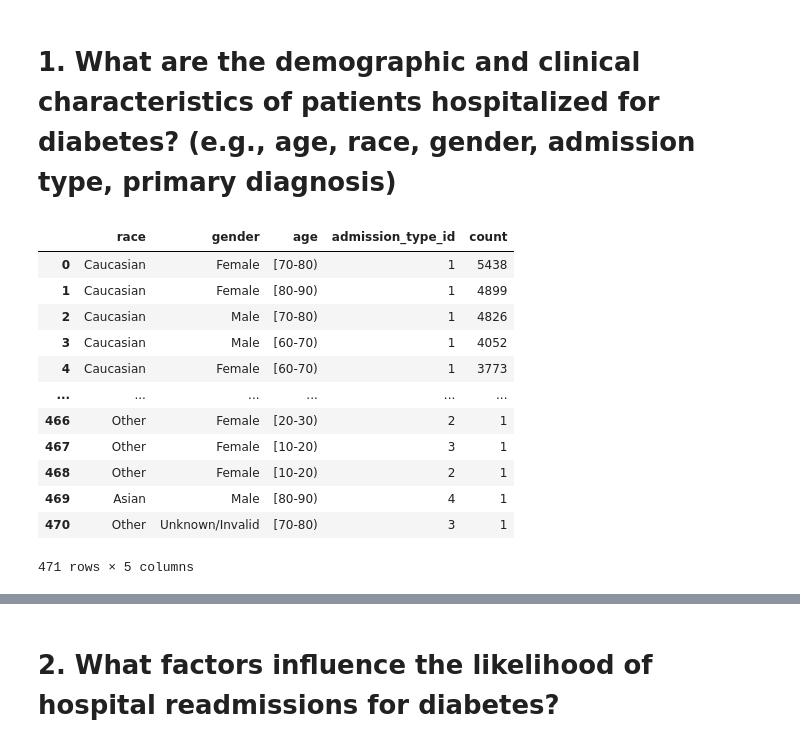
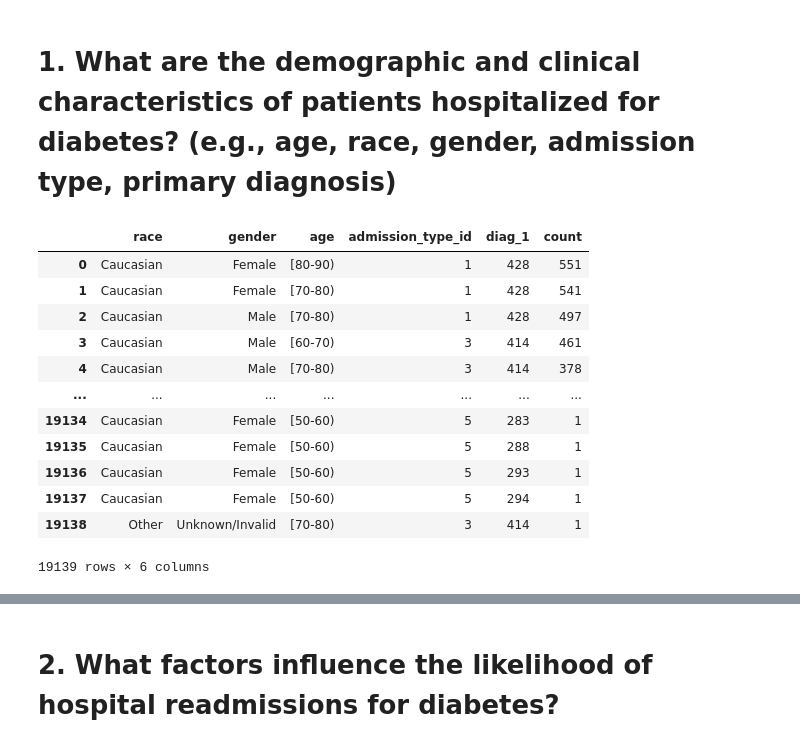
Before and after one commit to tosabrina/diabetes-capstone, a Jupyter notebook: notebook/diabetes_capstone.ipynb, the cells around one changed output, grey strips where cells are left out. Saved outputs shown, nothing was run; the diff lists cells and outputs as text; code cells hidden in the pictures.

```diff
--- a/notebook/diabetes_capstone.ipynb
+++ b/notebook/diabetes_capstone.ipynb
@@ -612,22 +725,22 @@ KeyError: 'admission_type_id'
 # 1. What are the demographic and clinical characteristics of patients hospitalized for diabetes? (e.g., age, race, gender, admission type, primary diagnosis)
 # %%
 # Count Unique Values of Characteristics:
-dem_clin = no_qm_diab[['race', 'gender', 'age', 'admission_type_id']].value_counts().reset_index()
+dem_clin = no_qm_diab[['race', 'gender', 'age', 'admission_type_id', 'diag_1']].value_counts().reset_index()
 type(dem_clin)
 dem_clin
 
 # **NOTE (2/15/2025): this with the unmerged, no question marks diabetes DF
 # %% [output]
-|  | race | gender | age | admission_type_id | count |
-| 0 | Caucasian | Female | [70-80) | 1 | 5438 |
-| 1 | Caucasian | Female | [80-90) | 1 | 4899 |
-| 2 | Caucasian | Male | [70-80) | 1 | 4826 |
-| 3 | Caucasian | Male | [60-70) | 1 | 4052 |
-| 4 | Caucasian | Female | [60-70) | 1 | 3773 |
-| ... | ... | ... | ... | ... | ... |
-| 466 | Other | Female | [20-30) | 2 | 1 |
-| 467 | Other | Female | [10-20) | 3 | 1 |
-| 468 | Other | Female | [10-20) | 2 | 1 |
-| 469 | Asian | Male | [80-90) | 4 | 1 |
-| 470 | Other | Unknown/Invalid | [70-80) | 3 | 1 |
+|  | race | gender | age | admission_type_id | diag_1 | count |
+| 0 | Caucasian | Female | [80-90) | 1 | 428 | 551 |
+| 1 | Caucasian | Female | [70-80) | 1 | 428 | 541 |
+| 2 | Caucasian | Male | [70-80) | 1 | 428 | 497 |
+| 3 | Caucasian | Male | [60-70) | 3 | 414 | 461 |
+| 4 | Caucasian | Male | [70-80) | 3 | 414 | 378 |
+| ... | ... | ... | ... | ... | ... | ... |
+| 19134 | Caucasian | Female | [50-60) | 5 | 283 | 1 |
+| 19135 | Caucasian | Female | [50-60) | 5 | 288 | 1 |
+| 19136 | Caucasian | Female | [50-60) | 5 | 293 | 1 |
+| 19137 | Caucasian | Female | [50-60) | 5 | 294 | 1 |
+| 19138 | Other | Unknown/Invalid | [70-80) | 3 | 414 | 1 |
-471 rows × 5 columns
+19139 rows × 6 columns
```
Also changed, not shown: parts of 23 cells of this notebook, 3 other files.
